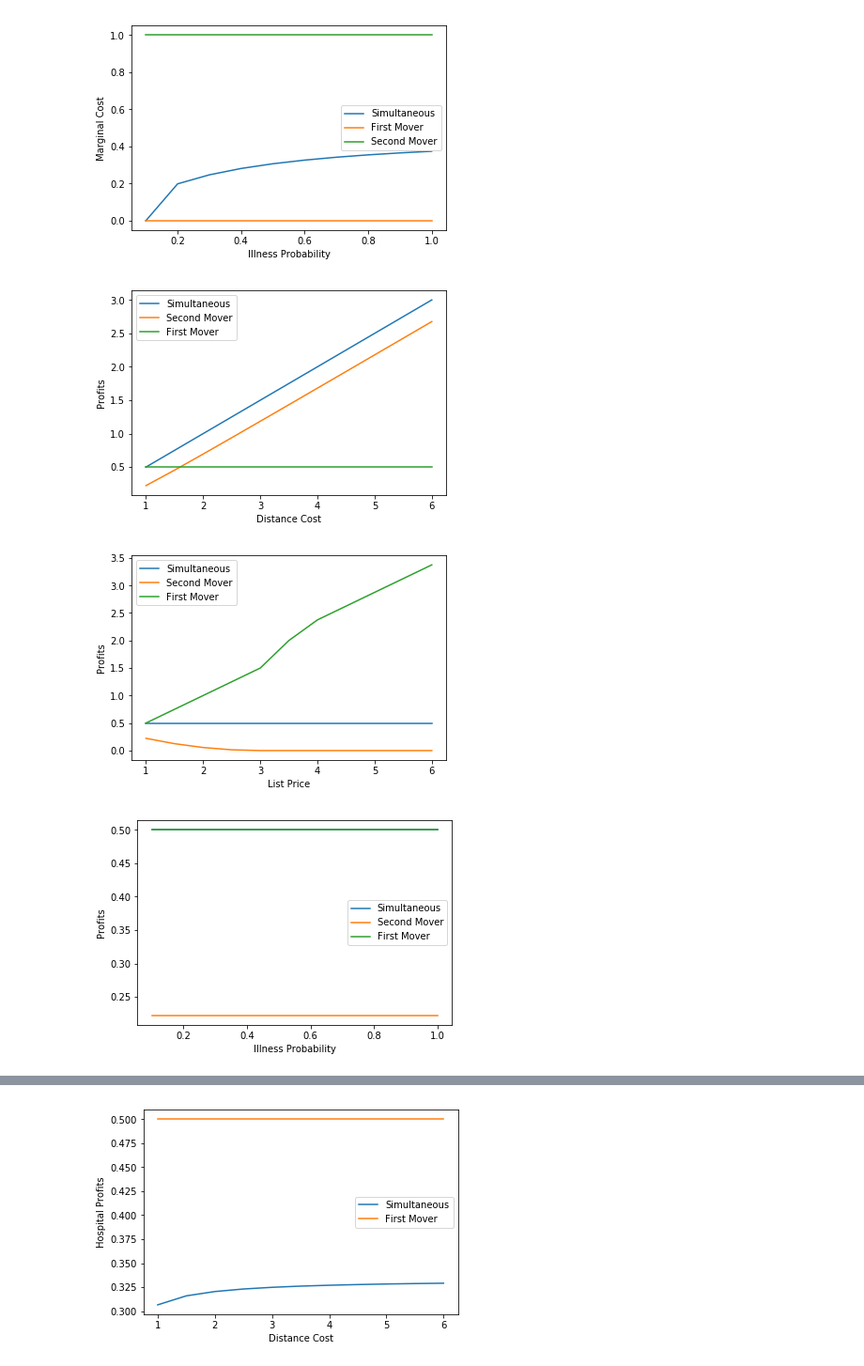
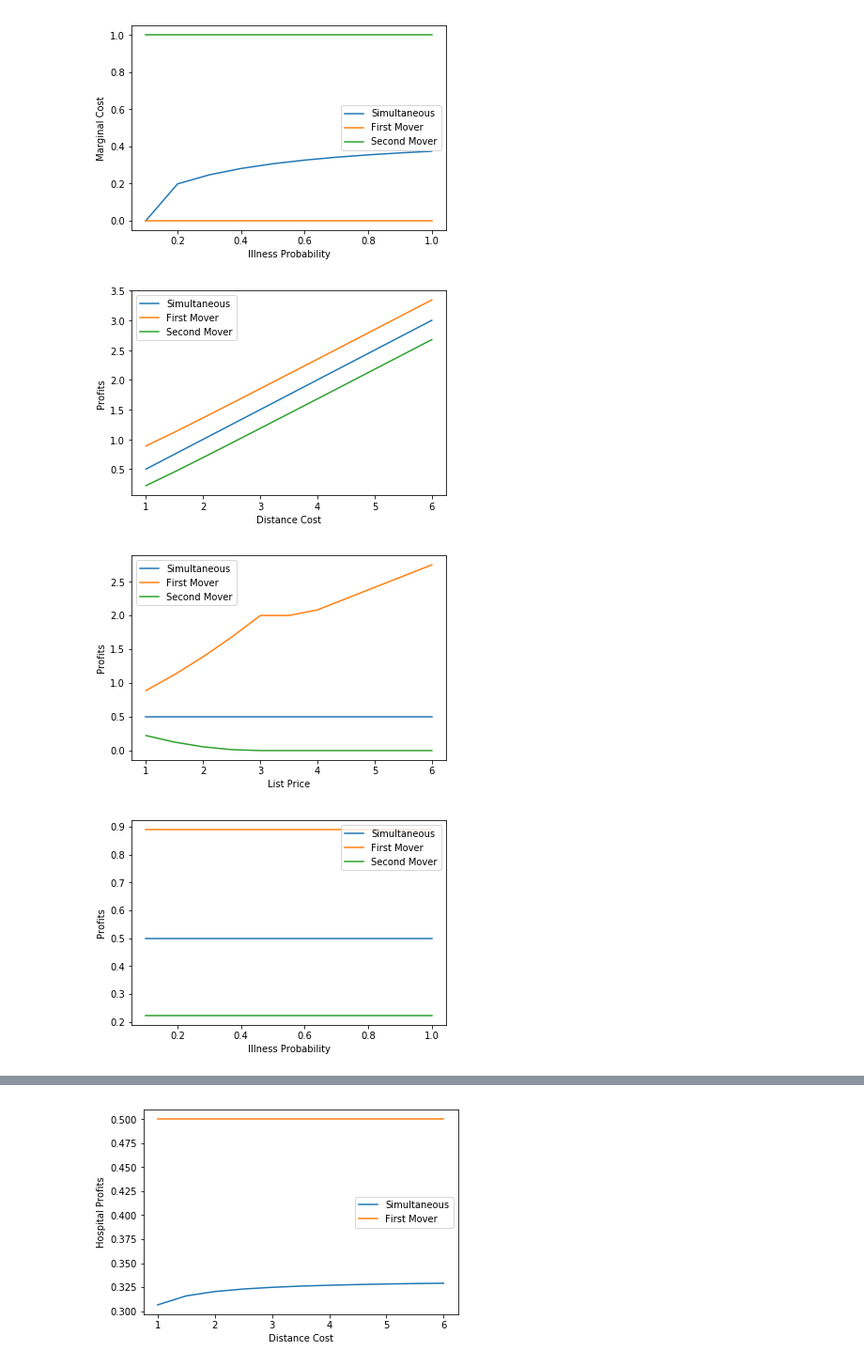
Before and after one commit to ericschulman/health_bargains, a Jupyter notebook: numer_bargains.ipynb, the cells around one changed output, grey strips where cells are left out. Shown at 94% size. Saved outputs shown, nothing was run; the diff lists cells and outputs as text; code cells hidden in the pictures.

```diff
--- a/numer_bargains.ipynb
+++ b/numer_bargains.ipynb
@@ -120,19 +121,20 @@ def setup_grid(min_arg, max_arg, no_step):
 def make_row(theta,g,cost,mu):
     """setup a row in the table"""
 
-    if type(g) == np.ndarray:
+    if type(g) == np.ndarray: #g is the value of the parameter
         g = g[0] #only focus on first entry
 
     g_col = np.array([g])
     profit = calc_profits(theta,cost)
     hosp = np.array([(mu*theta).sum()])
-    row = np.concatenate((g_col,theta,profit,hosp))
+    mkt_share = calc_t(theta,cost)
+    row = np.concatenate((g_col,theta,profit,hosp,mkt_share))
     return row
 
 
 def make_table(arg_no, min_arg, max_arg, no_step,
                params = [THETA, COST, LIST, BETA, MU] ):
-    """make tables for write up"""
+    """make tables for write up by varying the parameters"""
 
     params = params[:] #running into trouble with global variables
     grid = setup_grid(min_arg, max_arg, no_step )
@@ -158,7 +160,7 @@ def write_table(variable, table):
     """write table to file in a pretty way"""
     fname = 'sheets/%s_table.csv'%variable
     f = open(fname, "w+")
-    f.write('eq_type,%s,mc1,mc2,profit1,profit2,hosp_profit\n'%variable)
+    f.write('eq_type,%s,mc1,mc2,profit1,profit2,hosp_profit,share1,share2\n'%variable)
     for i in range(len(table)):
         row = tuple(table[i])
 
@@ -166,7 +168,7 @@ def write_table(variable, table):
         label = 'Simultaneous,'
         if i%2 == 1: label = 'First Mover,'
 
-        pretty_row = label +'%.3f,%.3f,%.3f,%.3f,%.3f,%.3f\n'%tuple(row)
+        pretty_row = label +'%.3f,%.3f,%.3f,%.3f,%.3f,%.3f,%.3f,%.3f\n'%tuple(row)
         f.write(pretty_row)
     f.close()
 # %%
@@ -188,4 +190,23 @@ write_table('distance_cost', costs_table)
 #illness probability
 ill_table = make_table(4,np.array([.1,.5]), np.array([1.,.5]), 10)
 write_table('illness_probability', ill_table)
+# %%
+#hard code column names (for purposes of creating indexes)
+
+COLNAMES = ['',              #0  - parameter
+            'Simultaneous',  #1  - mc1
+            'Simultaneous',  #2  - mc2
+            'Simultaneous',  #3  - profit1
+            'Simultaneous',  #4  - profit2
+            'Simultaneous',  #5  - hosp_proft
+            'Simultaneous',  #6  - share1
+            'Simultaneous',  #7  - share2
+            '',              #8  - parameter (duplicate)
+            'First Mover',   #9  - mc1
+            'Second Mover',  #10 - mc2
+            'First Mover',   #11 - profit1
+            'Second Mover',  #12 - profit2
+            'First Mover',   #13 - hosp_proft
+            'First Mover',   #14 - share1
+            'Second Mover' ] #15 - share2
 # %%
@@ -225,10 +239,10 @@ plot_table(ill_table, ('Illness Probability','Marginal Cost'),[1,7,8])
 [figure]
 # %%
 #plotting various pi's
-plot_table(costs_table, ('Distance Cost','Profits'), [4,10,11])
-plot_table(list_table, ('List Price','Profits'),[4,10,11])
-plot_table(ill_table, ('Illness Probability','Profits'),[4,10,11])
+plot_table(costs_table, ('Distance Cost','Profits'), [4,11,12])
+plot_table(list_table, ('List Price','Profits'),[4,11,12])
+plot_table(ill_table, ('Illness Probability','Profits'),[4,11,12])
 # %% [output]
-[figure, old version]
+[figure, new version]
-[figure, old version]
+[figure, new version]
-[figure, old version]
+[figure, new version]
```
Also changed, not shown: parts of 5 cells of this notebook.
